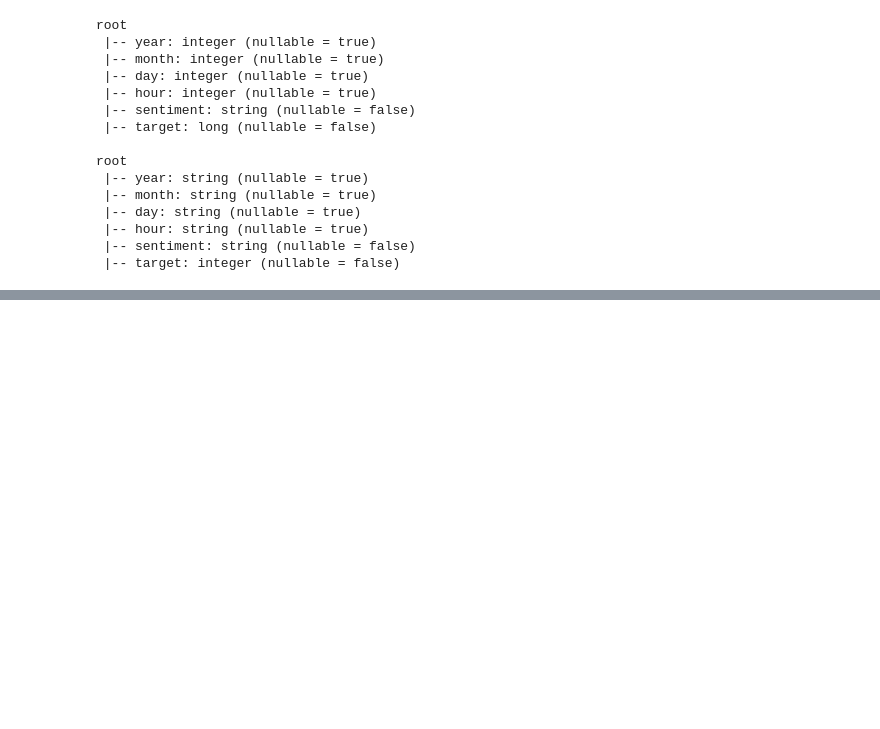
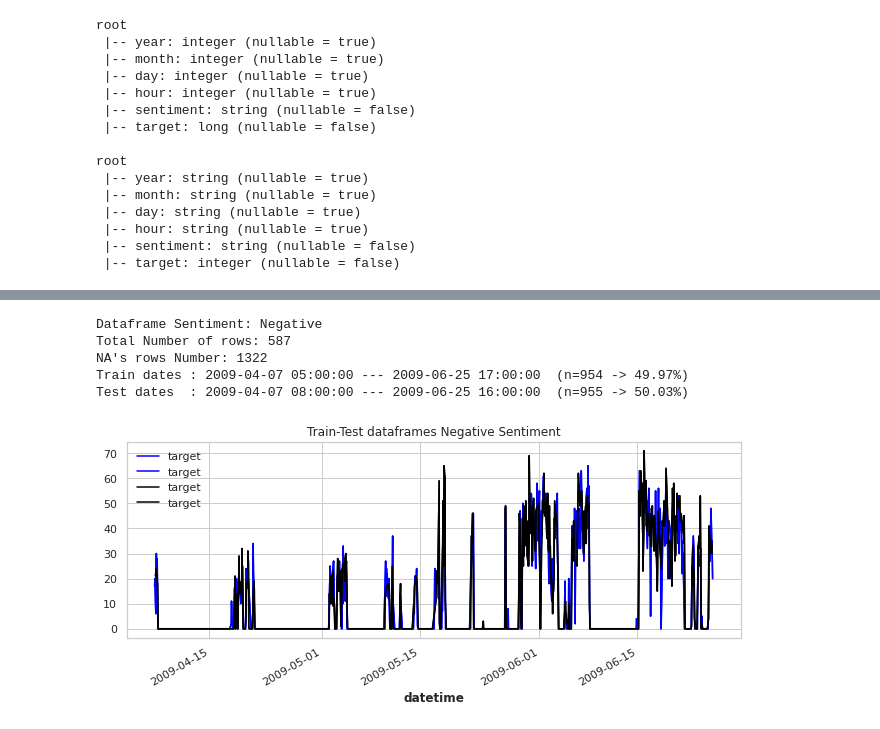
Before and after one commit to leticiacosta91/Winter-Repeat, a Jupyter notebook: Forecast.ipynb, the cells around one changed output, grey strips where cells are left out. Cells and saved outputs as stored; diff of their text form; code cells hidden in the pictures; blank space fills up the shorter version.

```diff
--- a/Forecast.ipynb
+++ b/Forecast.ipynb
@@ -468,0 +905,12 @@ R-Squared Value: 0.9931270110411099
+# %%
+tweets_hour_neg, tweets_hour_neg_train, tweets_hour_neg_test = set_df_sent(tweets_hour_pd,
+                                                                           rename_target_col='target',
+                                                                           sent='0',
+                                                                           new_index="datetime")
+# %% [output]
+Dataframe Sentiment: Negative
+Total Number of rows: 587
+NA's rows Number: 1322
+Train dates : 2009-04-07 05:00:00 --- 2009-06-25 17:00:00  (n=954 -> 49.97%)
+Test dates  : 2009-04-07 08:00:00 --- 2009-06-25 16:00:00  (n=955 -> 50.03%)
+[figure, added]
```
Also changed, not shown: parts of 46 cells of this notebook.
